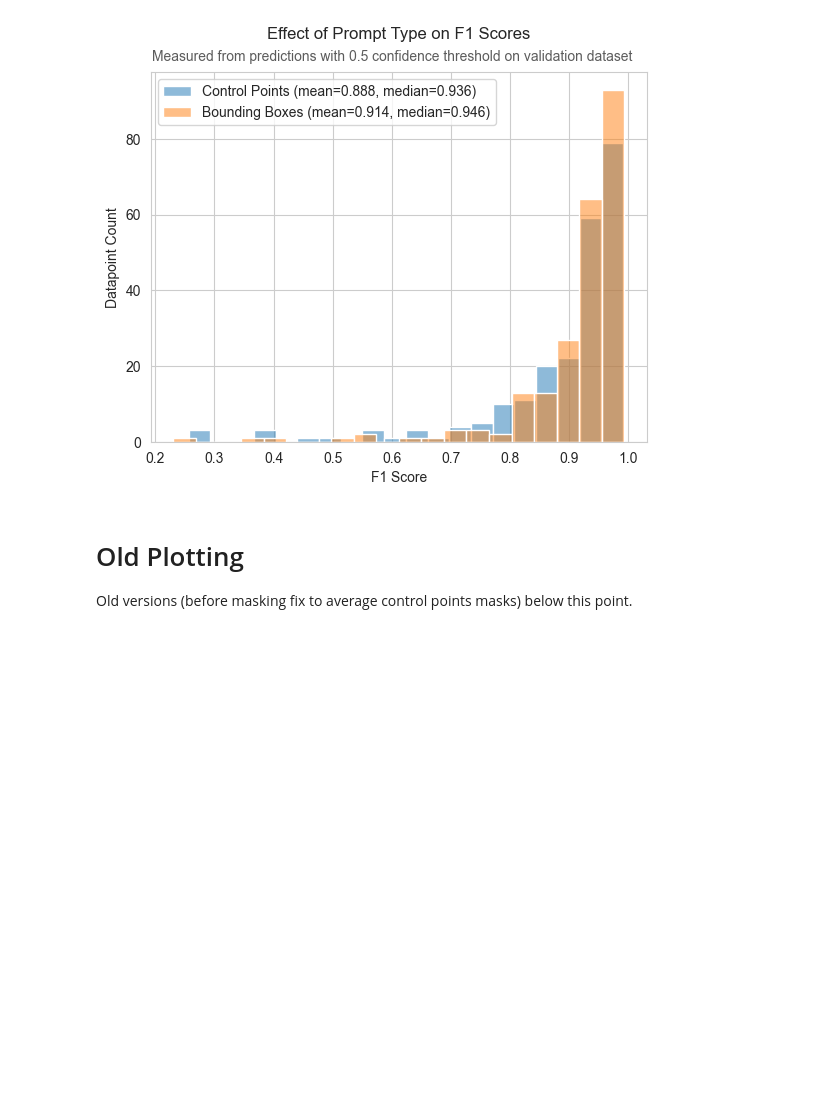
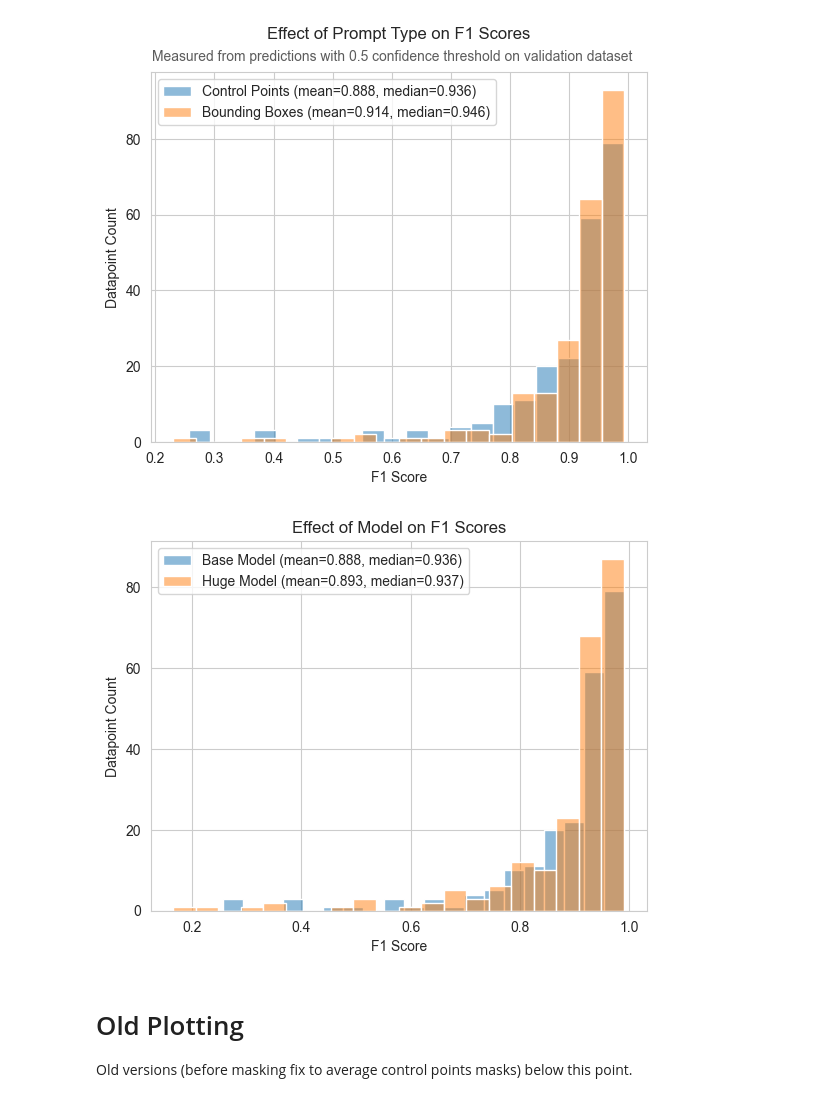
Before and after one commit to geo-smart/elwha_segmentation, a Jupyter notebook: book/experiments/plotting.ipynb, the cells around one changed output. Cells and saved outputs as stored; diff of their text form; code cells hidden in the pictures; blank space fills up the shorter version.

```diff
--- a/book/experiments/plotting.ipynb
+++ b/book/experiments/plotting.ipynb
@@ -120,6 +120,18 @@ plot_scores_comparison(
 )
 # %% [output]
 [figure]
+# %%
+plot_scores_comparison(
+    (
+        read_list_from_file("./prompts/f1_scores_pts.txt"),
+        read_list_from_file("./prompts/f1_scores_huge_AdamW_lr=7e-06_wd=0.0002_bs=3_mp=fp16_pts_3p0n_erode_loss=dice.txt"),
+    ),
+    ("Base Model", "Huge Model"),
+    title="Effect of Model on F1 Scores",
+    # subtitle="Measured from predictions with 0.5 confidence threshold on validation dataset"
+)
+# %% [output]
+[figure, added]
 # %% [markdown]
 # Old Plotting
 
```
Also changed, not shown: 5 other files.
